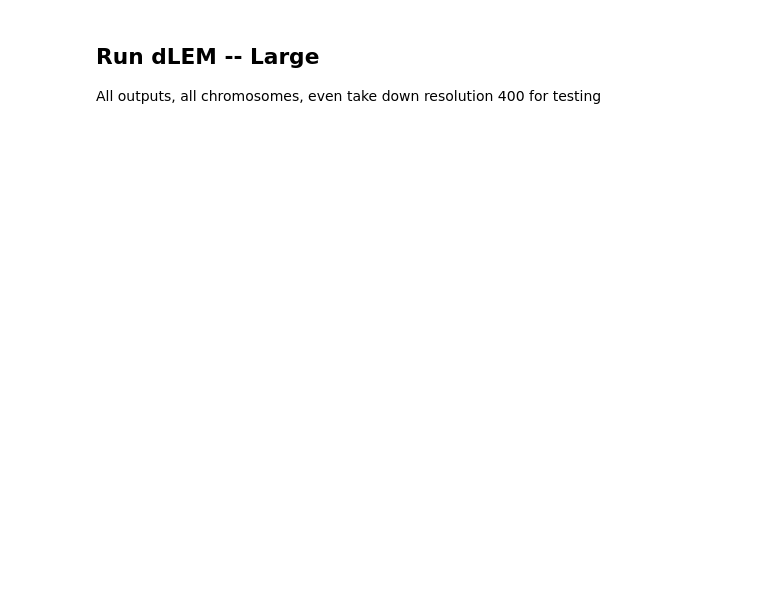
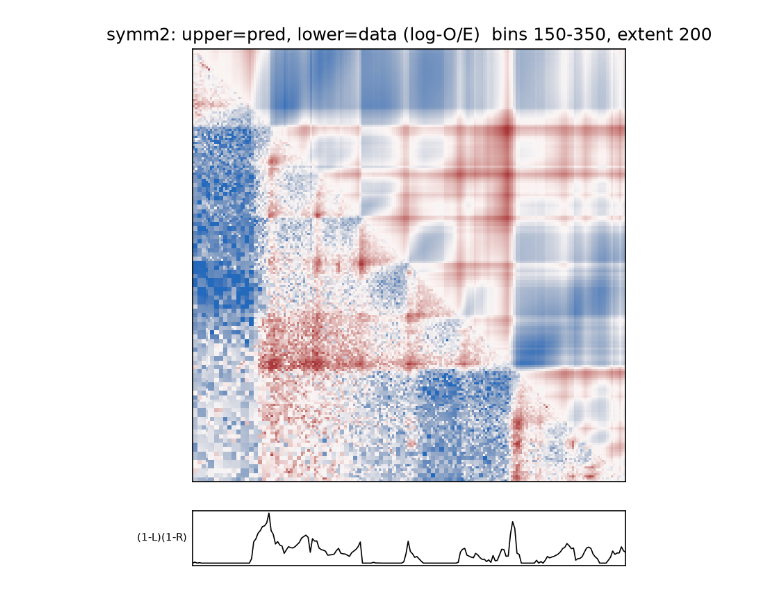
Before and after one commit to chikinalab/dLEM, a Jupyter notebook: docs/cli_usage.ipynb, the cells around one changed output. Cells and saved outputs as stored; diff of their text form; code cells hidden in the pictures; blank space fills up the shorter version.

```diff
--- a/docs/cli_usage.ipynb
+++ b/docs/cli_usage.ipynb
@@ -51,6 +54,5 @@ dlem --output-tracks \
 # %%
-from IPython.display import HTML, display
-display(HTML(filename='../drosophila_test_medium/in_vs_pred_chr3R_16527391_17055748.html'))
+from IPython.display import Image, display
+display(Image("/tmp/dlem_cli_full/prediction.png"))
+# %% [output]
+[figure, added]
-# %% [markdown]
-## Run dLEM -- Large
-All outputs, all chromosomes, even take down resolution 400 for testing
```
Also changed, not shown: parts of 19 cells of this notebook, 31 other files.
